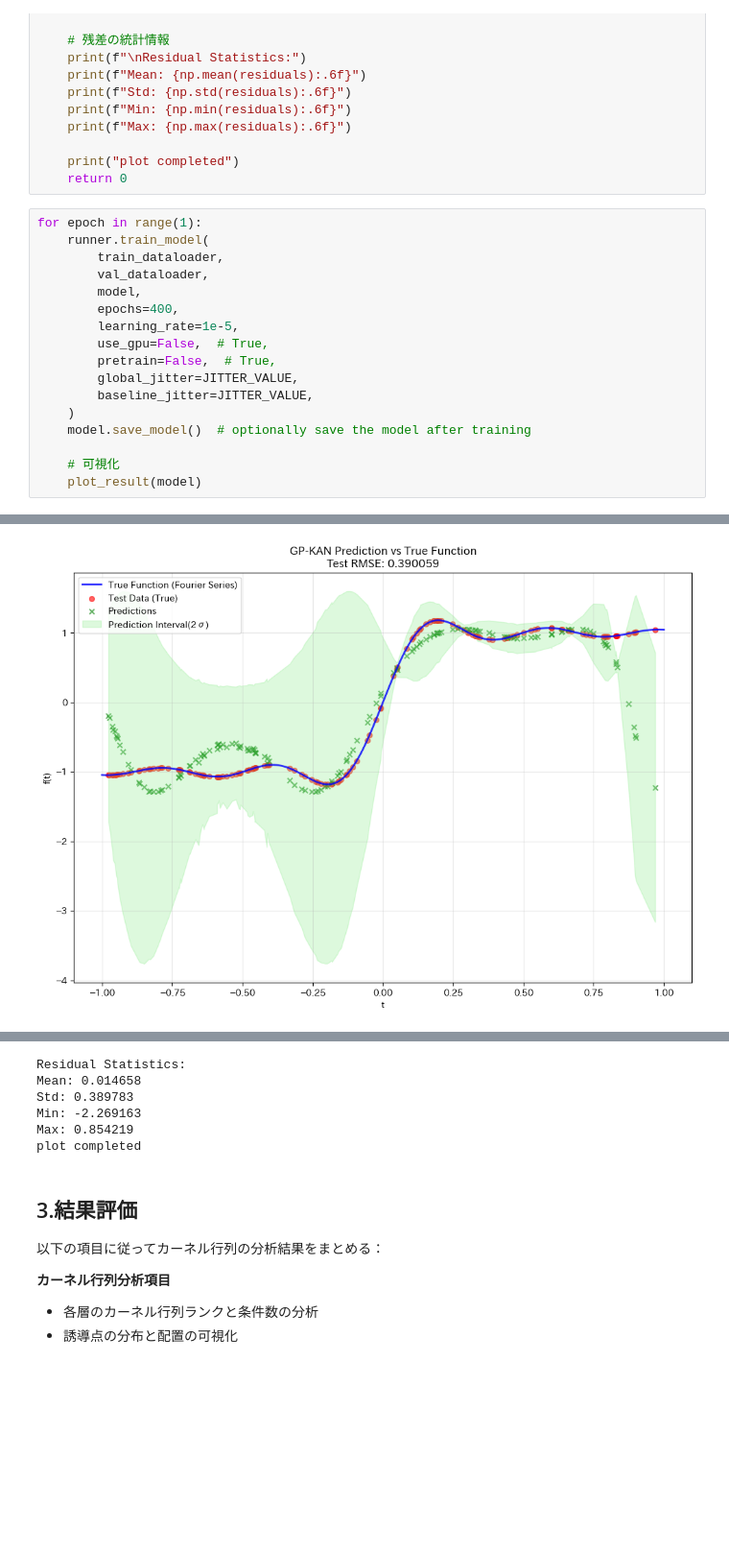
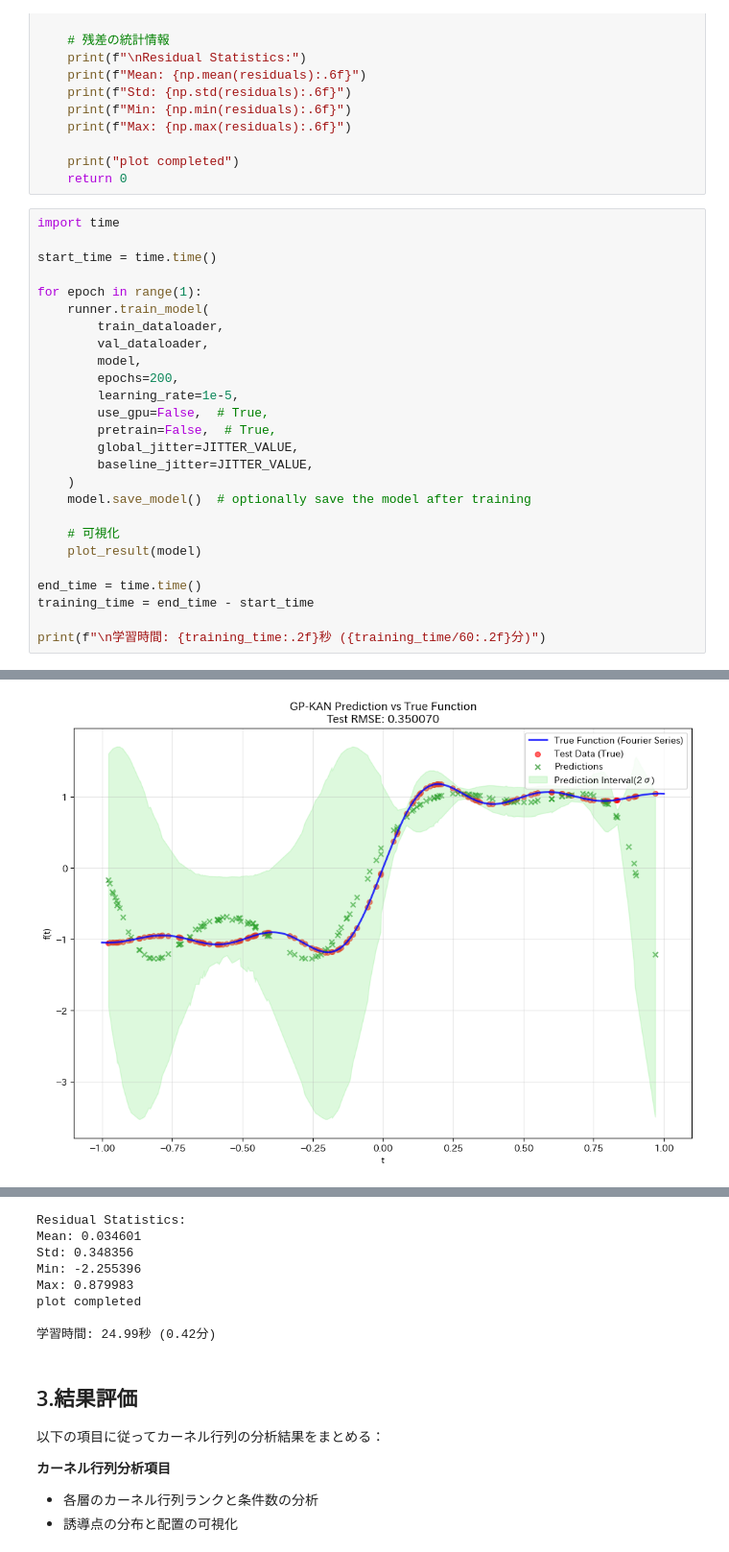
Before and after one commit to dtakehara/gp-kan, a Jupyter notebook: demo/2x_variational_learning/20_gpkan_baseline.ipynb, the cells around one changed output, grey strips where cells are left out. Shown: that part at 96% size. Drawn from its saved outputs; the diff is of its cells as text; blank space fills up the shorter version.

```diff
--- a/demo/2x_variational_learning/20_gpkan_baseline.ipynb
+++ b/demo/2x_variational_learning/20_gpkan_baseline.ipynb
@@ -310,12 +312,16 @@ def plot_result(model):
     print("plot completed")
     return 0
 # %%
+import time
+
+start_time = time.time()
+
 for epoch in range(1):
     runner.train_model(
         train_dataloader,
         val_dataloader,
         model,
-        epochs=400,
+        epochs=200,
         learning_rate=1e-5,
         use_gpu=False,  # True,
         pretrain=False,  # True,
@@ -326,4 +332,9 @@ for epoch in range(1):
 
     # 可視化
     plot_result(model)
+
+end_time = time.time()
+training_time = end_time - start_time
+
+print(f"\n学習時間: {training_time:.2f}秒 ({training_time/60:.2f}分)")
 # %% [output]
@@ -347 +358 @@ Test RMSE: 0.390059
-[figure, old version]
+[figure, new version]
@@ -349,9 +360,11 @@ Test RMSE: 0.390059
 Residual Statistics:
-Mean: 0.014658
-Std: 0.389783
-Min: -2.269163
-Max: 0.854219
+Mean: 0.034601
+Std: 0.348356
+Min: -2.255396
+Max: 0.879983
 plot completed
+
+学習時間: 24.99秒 (0.42分)
 # %% [markdown]
 ## 3.結果評価
 以下の項目に従ってカーネル行列の分析結果をまとめる：
```
Also changed, not shown: parts of 4 cells of this notebook, 3 other files.
